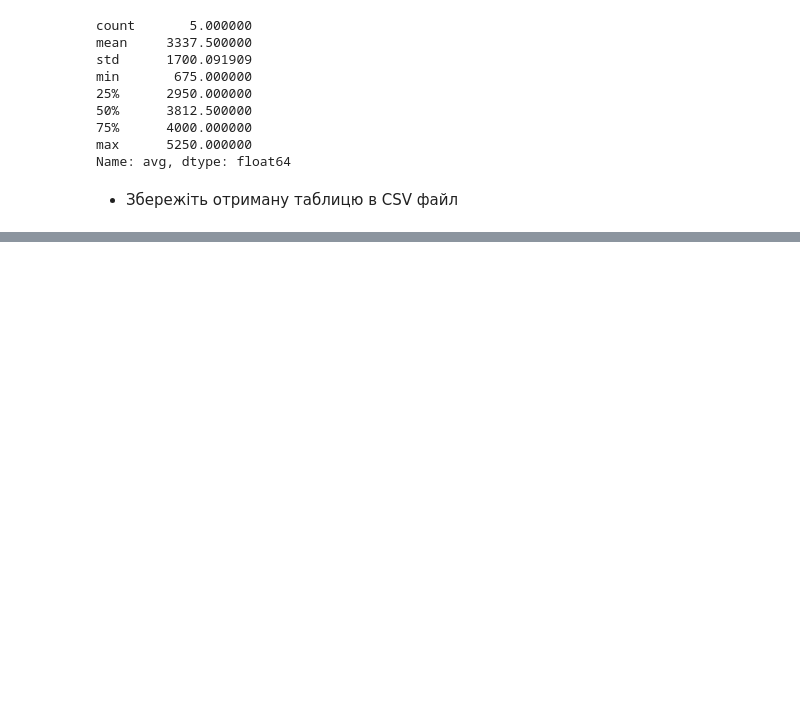
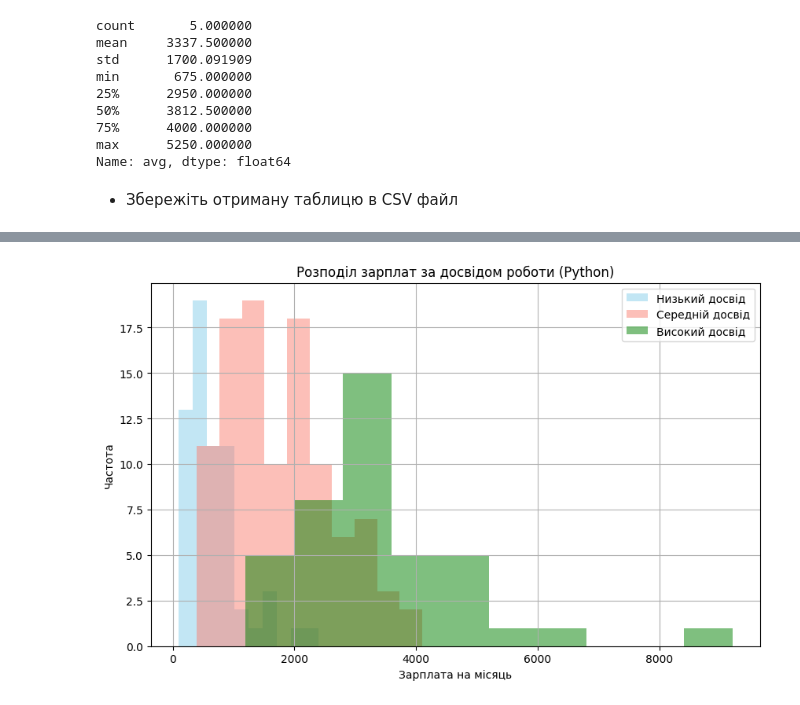
Before and after one commit to djmary-k/Py16DS_HW02, a Jupyter notebook: Hw2_2.ipynb, the cells around one changed output, grey strips where cells are left out. Saved outputs shown, nothing was run; the diff lists cells and outputs as text; code cells hidden in the pictures; blank space fills up the shorter version.

```diff
--- a/Hw2_2.ipynb
+++ b/Hw2_2.ipynb
@@ -258,0 +292,20 @@ data_salary.to_csv('/content/drive/MyDrive/Colab Notebooks/data_salary.csv')
+# %%
+# Розділення даних за категоріями досвіду роботи
+low_exp = pd[pd['Загальний досвід роботи'] <= 1]
+medium_exp = pd[(pd['Загальний досвід роботи'] > 1) & (pd['Загальний досвід роботи'] <= 5)]
+high_exp = pd[pd['Загальний досвід роботи'] > 5]
+# %%
+# Побудова гістограми для кожної категорії досвіду роботи
+plt.figure(figsize=(10, 6))
+plt.hist(low_exp['Зарплата на місяць'], bins=10, color='skyblue', alpha=0.5, label='Низький досвід')
+plt.hist(medium_exp['Зарплата на місяць'], bins=10, color='salmon', alpha=0.5, label='Середній досвід')
+plt.hist(high_exp['Зарплата на місяць'], bins=10, color='green', alpha=0.5, label='Високий досвід')
+
+plt.legend()
+plt.title('Розподіл зарплат за досвідом роботи (Python)')
+plt.xlabel('Зарплата на місяць')
+plt.ylabel('Частота')
+plt.grid(True)
+plt.show()
+# %% [output]
+[figure, added]
```
Also changed, not shown: parts of 12 cells of this notebook.
